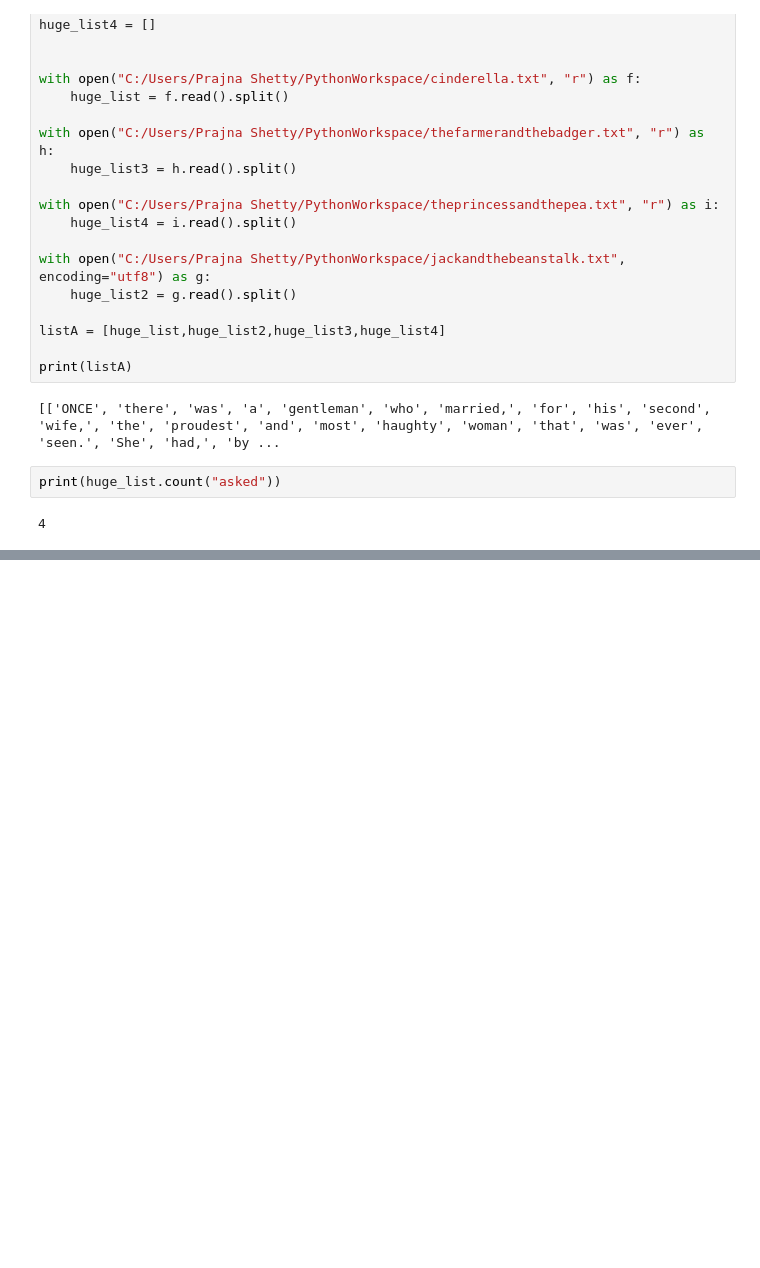
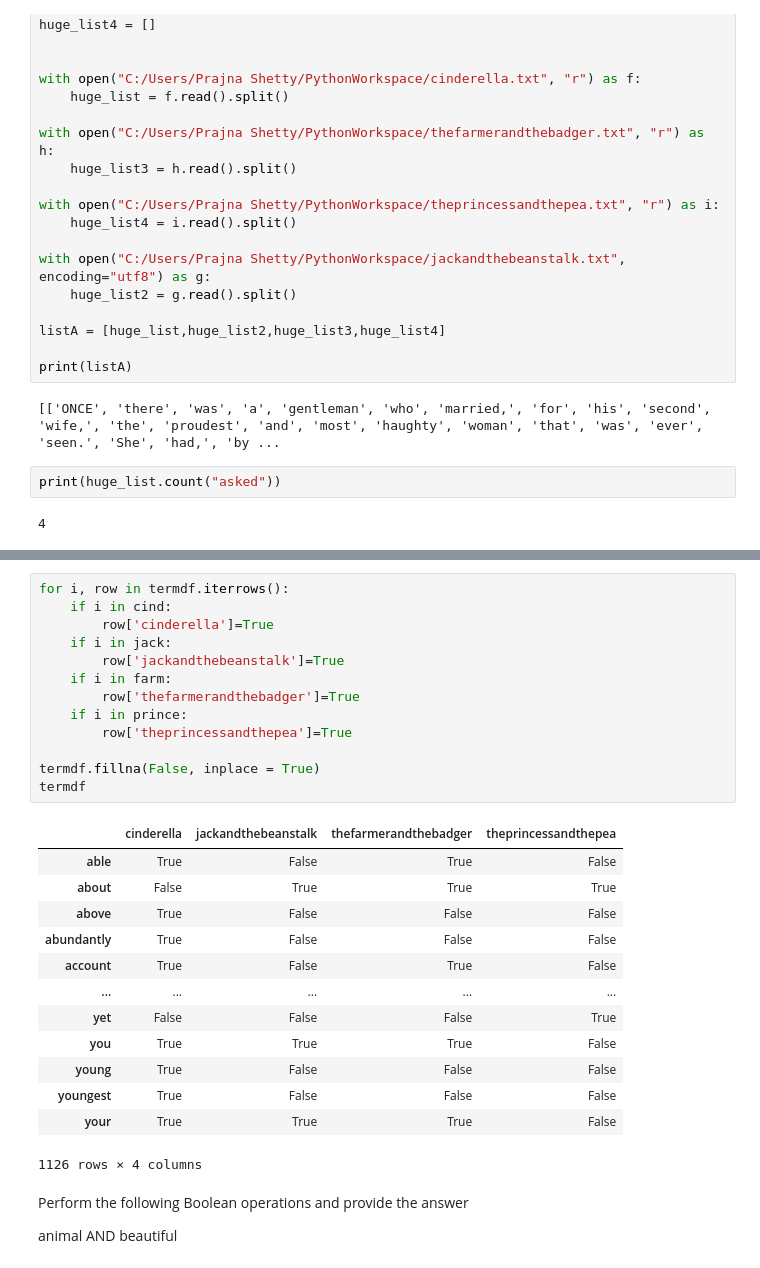
Before and after one commit to pshetty208/PythonWorkspace, a Jupyter notebook: Assignment-3.ipynb, the cells around one changed output, grey strips where cells are left out. Cells and saved outputs as stored; diff of their text form; blank space fills up the shorter version.

```diff
--- a/Ass3.ipynb
+++ b/Assignment-3.ipynb
@@ -31,0 +76,31 @@ print(huge_list.count("asked"))
+# %%
+for i, row in termdf.iterrows():
+    if i in cind:
+        row['cinderella']=True
+    if i in jack:
+        row['jackandthebeanstalk']=True
+    if i in farm:
+        row['thefarmerandthebadger']=True
+    if i in prince:
+        row['theprincessandthepea']=True
+
+termdf.fillna(False, inplace = True)
+termdf
+# %% [output]
+|  | cinderella | jackandthebeanstalk | thefarmerandthebadger | theprincessandthepea |
+| able | True | False | True | False |
+| about | False | True | True | True |
+| above | True | False | False | False |
+| abundantly | True | False | False | False |
+| account | True | False | True | False |
+| ... | ... | ... | ... | ... |
+| yet | False | False | False | True |
+| you | True | True | True | False |
+| young | True | False | False | False |
+| youngest | True | False | False | False |
+| your | True | True | True | False |
+1126 rows × 4 columns
+# %% [markdown]
+Perform the following Boolean operations and provide the answer
+
+animal AND beautiful
```
Also changed, not shown: parts of 13 cells of this notebook, 14 other files.
